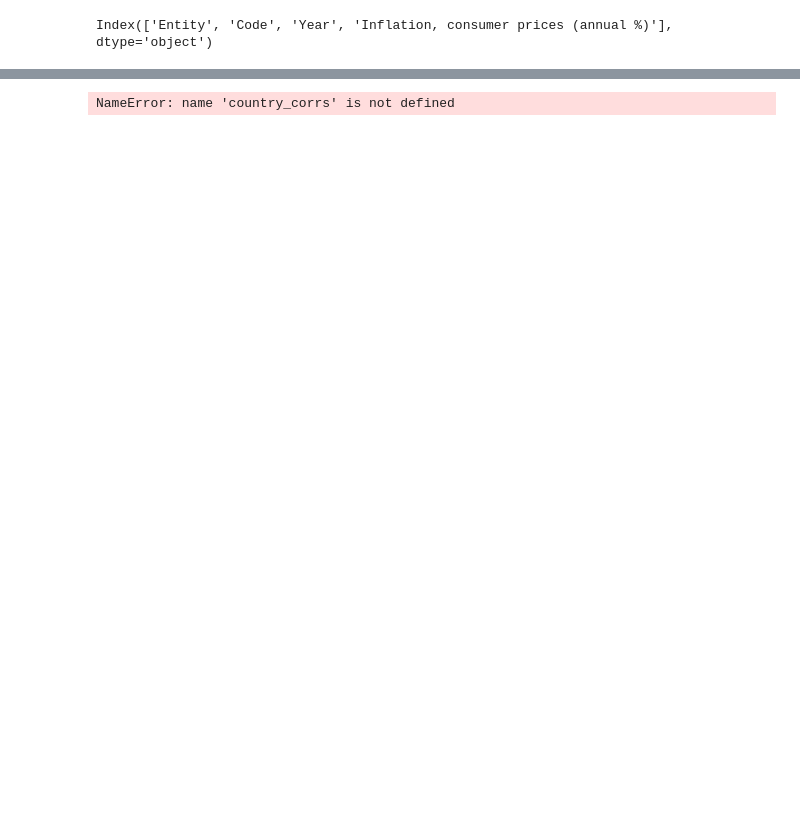
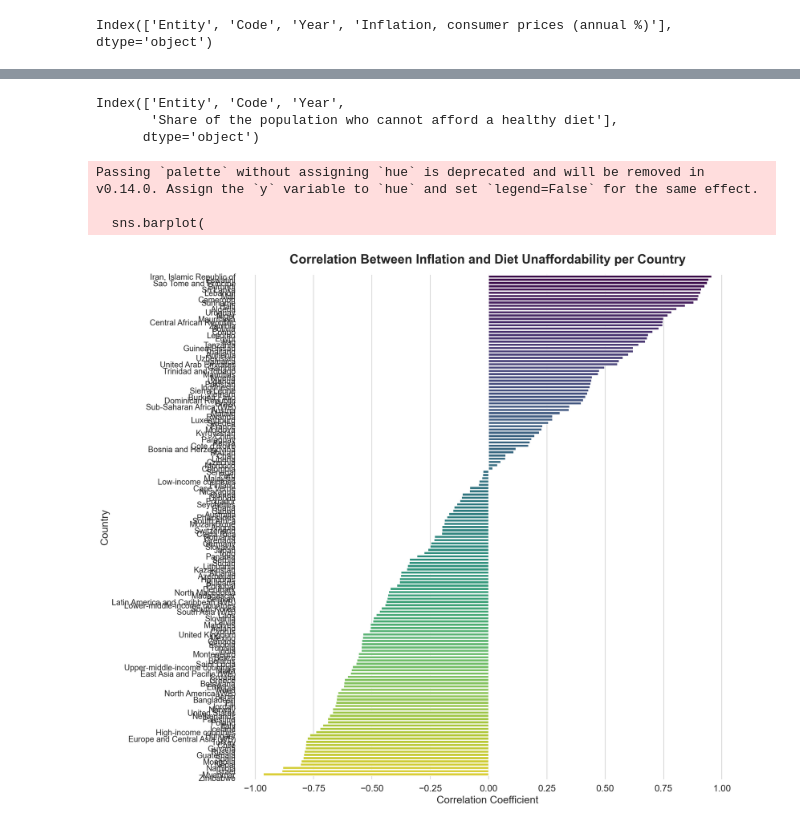
Before and after one commit to pavelvlpavlov/food_diets_eda, a Jupyter notebook: notebooks/correlation_shareofpopulation_inflation.ipynb, the cells around one changed output, grey strips where cells are left out. Drawn from its saved outputs; the diff is of its cells as text; code cells hidden in the pictures; blank space fills up the shorter version.

```diff
--- a/notebooks/correlation_shareofpopulation_inflation.ipynb
+++ b/notebooks/correlation_shareofpopulation_inflation.ipynb
@@ -31,14 +11,6 @@ plt.show()
-# %%
-import seaborn as sns
-import matplotlib.pyplot as plt
-
-# Sort country correlations by value (descending)
-country_corrs_sorted = country_corrs.sort_values(ascending=False)
-plt.figure(figsize=(10,12))  # smaller width for readability
-sns.barplot(x=country_corrs_sorted.values, y=country_corrs_sorted.index, orient='h')
-plt.xlabel('Correlation coefficient')
-plt.title('Correlation by Country (sorted)')
-plt.tight_layout()
-plt.show()
-# %% [output]
-NameError: name 'country_corrs' is not defined
+# %%
+print(diet_df.columns)
+# %% [output]
+Index(['Entity', 'Code', 'Year',
+       'Share of the population who cannot afford a healthy diet'],
+      dtype='object')
@@ -44,0 +28,53 @@ NameError: name 'country_corrs' is not defined
+# %%
+merged_df = pd.merge(
+    inflation_df,
+    diet_df,
+    on=['Entity', 'Code', 'Year'],
+    how='inner'
+)
+# %%
+corr_per_country = (
+    merged_df.groupby('Entity')[['Inflation, consumer prices (annual %)', 'Share of the population who cannot afford a healthy diet']]
+    .corr().iloc[0::2, -1]  # takes correlation values from each pair
+    .reset_index()
+    .drop('level_1', axis=1)
+    .rename(columns={'Share of the population who cannot afford a healthy diet': 'Correlation'})
+    .sort_values('Correlation', ascending=False)
+)
+# %%
+import matplotlib.pyplot as plt
+import seaborn as sns
+
+# Set global theme and make fonts larger
+sns.set_theme(style='whitegrid', font_scale=1.8)
+
+# Create figure with larger size and higher resolution (wider and taller)
+plt.figure(figsize=(16, 14), dpi=150)
+
+# Draw the barplot
+sns.barplot(
+    data=corr_per_country,
+    y='Entity',
+    x='Correlation',
+    palette='viridis'
+)
+
+# Improve layout with bigger fonts and spacing
+plt.title('Correlation Between Inflation and Diet Unaffordability per Country', fontsize=22, weight='bold', pad=20)
+plt.xlabel('Correlation Coefficient', fontsize=18)
+plt.ylabel('Country', fontsize=18)
+plt.xticks(fontsize=16)
+plt.yticks(fontsize=14)
+
+# Optionally rotate y-tick labels if long names overlap (comment if not needed)
+# plt.yticks(rotation=25)
+
+sns.despine(left=True, bottom=True)
+plt.tight_layout()
+
+plt.show()
+# %% [output]
+Passing `palette` without assigning `hue` is deprecated and will be removed in v0.14.0. Assign the `y` variable to `hue` and set `legend=False` for the same effect.
+
+  sns.barplot(
+[figure, added]
```
Also changed, not shown: parts of 5 cells of this notebook, 1 other file.
